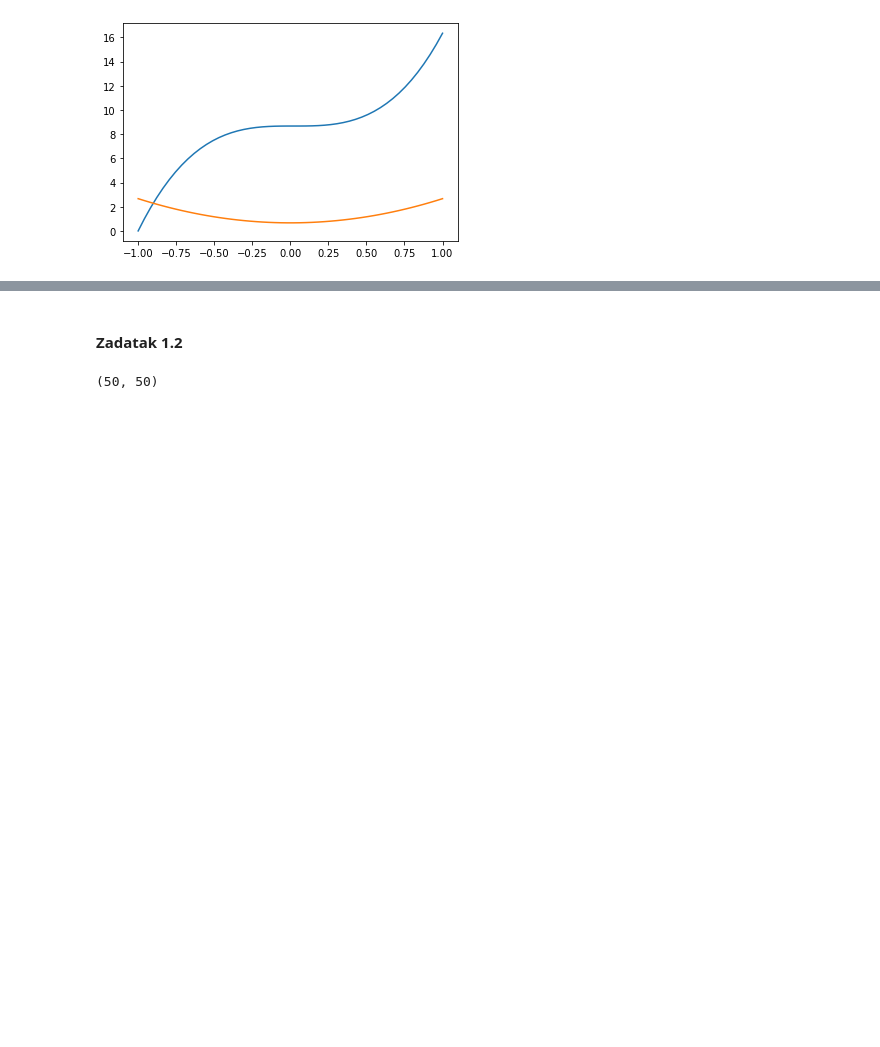
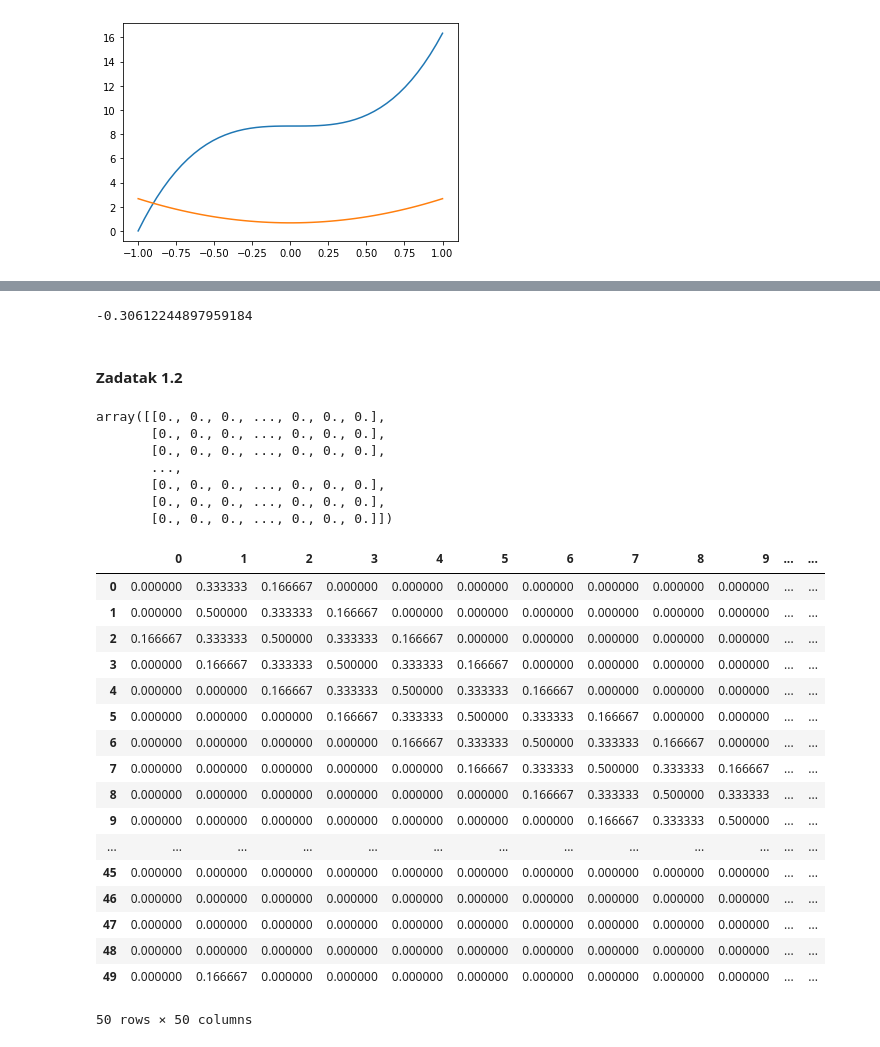
Before and after one commit to elladetic/STEM_GAMES_2022, a Jupyter notebook: Dan 1/code.ipynb, the cells around one changed output, grey strips where cells are left out. Cells and saved outputs as stored; diff of their text form; code cells hidden in the pictures; blank space fills up the shorter version.

```diff
--- a/Dan 1/code.ipynb
+++ b/Dan 1/code.ipynb
@@ -40,8 +55,52 @@ for i in k:
+# %%
+i = 10
+j = 4
+k [i+j+3]
+# %% [output]
+-0.30612244897959184
 # %% [markdown]
 #### Zadatak 1.2
 # %%
 H = np.zeros([50,50])
 # %%
-H.shape
+H
 # %% [output]
-(50, 50)
+array([[0., 0., 0., ..., 0., 0., 0.],
+       [0., 0., 0., ..., 0., 0., 0.],
+       [0., 0., 0., ..., 0., 0., 0.],
+       ...,
+       [0., 0., 0., ..., 0., 0., 0.],
+       [0., 0., 0., ..., 0., 0., 0.],
+       [0., 0., 0., ..., 0., 0., 0.]])
+# %%
+H[0,0] = 1/2
+#H[0,1] = 1/3
+#H[i,i] = 1/2
+
+for i in range(2, 48, 1):
+    H[i,i] = 1/2
+    H[i, i-1] = 1/3
+    H[i, i+1] = 1/3
+    H[i, i-2] = 1/6
+    H[i, i+2] = 1/6
+# %%
+pd.DataFrame(H)
+# %% [output]
+|  | 0 | 1 | 2 | 3 | 4 | 5 | 6 | 7 | 8 | 9 | ... | ... |
+| 0 | 0.000000 | 0.333333 | 0.166667 | 0.000000 | 0.000000 | 0.000000 | 0.000000 | 0.000000 | 0.000000 | 0.000000 | ... | ... |
+| 1 | 0.000000 | 0.500000 | 0.333333 | 0.166667 | 0.000000 | 0.000000 | 0.000000 | 0.000000 | 0.000000 | 0.000000 | ... | ... |
+| 2 | 0.166667 | 0.333333 | 0.500000 | 0.333333 | 0.166667 | 0.000000 | 0.000000 | 0.000000 | 0.000000 | 0.000000 | ... | ... |
+| 3 | 0.000000 | 0.166667 | 0.333333 | 0.500000 | 0.333333 | 0.166667 | 0.000000 | 0.000000 | 0.000000 | 0.000000 | ... | ... |
+| 4 | 0.000000 | 0.000000 | 0.166667 | 0.333333 | 0.500000 | 0.333333 | 0.166667 | 0.000000 | 0.000000 | 0.000000 | ... | ... |
+| 5 | 0.000000 | 0.000000 | 0.000000 | 0.166667 | 0.333333 | 0.500000 | 0.333333 | 0.166667 | 0.000000 | 0.000000 | ... | ... |
+| 6 | 0.000000 | 0.000000 | 0.000000 | 0.000000 | 0.166667 | 0.333333 | 0.500000 | 0.333333 | 0.166667 | 0.000000 | ... | ... |
+| 7 | 0.000000 | 0.000000 | 0.000000 | 0.000000 | 0.000000 | 0.166667 | 0.333333 | 0.500000 | 0.333333 | 0.166667 | ... | ... |
+| 8 | 0.000000 | 0.000000 | 0.000000 | 0.000000 | 0.000000 | 0.000000 | 0.166667 | 0.333333 | 0.500000 | 0.333333 | ... | ... |
+| 9 | 0.000000 | 0.000000 | 0.000000 | 0.000000 | 0.000000 | 0.000000 | 0.000000 | 0.166667 | 0.333333 | 0.500000 | ... | ... |
+| ... | ... | ... | ... | ... | ... | ... | ... | ... | ... | ... | ... | ... |
+| 45 | 0.000000 | 0.000000 | 0.000000 | 0.000000 | 0.000000 | 0.000000 | 0.000000 | 0.000000 | 0.000000 | 0.000000 | ... | ... |
+| 46 | 0.000000 | 0.000000 | 0.000000 | 0.000000 | 0.000000 | 0.000000 | 0.000000 | 0.000000 | 0.000000 | 0.000000 | ... | ... |
+| 47 | 0.000000 | 0.000000 | 0.000000 | 0.000000 | 0.000000 | 0.000000 | 0.000000 | 0.000000 | 0.000000 | 0.000000 | ... | ... |
+| 48 | 0.000000 | 0.000000 | 0.000000 | 0.000000 | 0.000000 | 0.000000 | 0.000000 | 0.000000 | 0.000000 | 0.000000 | ... | ... |
+| 49 | 0.000000 | 0.166667 | 0.000000 | 0.000000 | 0.000000 | 0.000000 | 0.000000 | 0.000000 | 0.000000 | 0.000000 | ... | ... |
+50 rows × 50 columns
```
Also changed, not shown: parts of 2 cells of this notebook.
